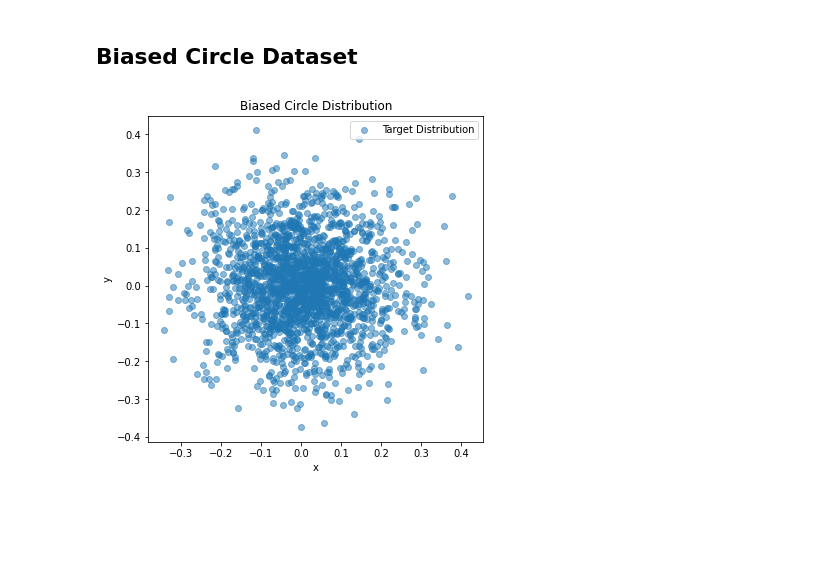
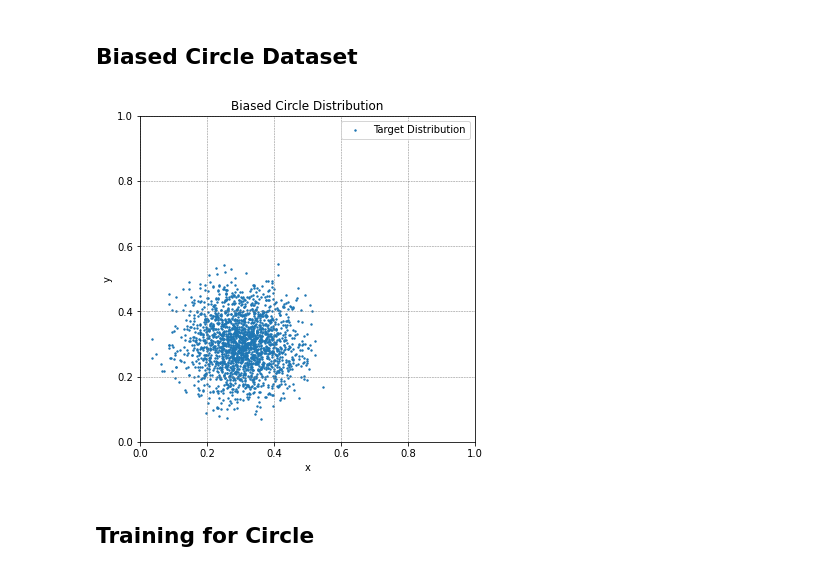
Before and after one commit to JacksonnF/InfoQGAN, a Jupyter notebook: experiments/InfoQGAN.ipynb, the cells around one changed output. Cells and saved outputs as stored; diff of their text form; code cells hidden in the pictures; blank space fills up the shorter version.

Commit message:
started training biased circle

```diff
--- a/experiments/InfoQGAN.ipynb
+++ b/experiments/InfoQGAN.ipynb
@@ -498,36 +499,48 @@ No artists with labels found to put in legend.  Note that artists whose label st
 # %%
 # Set random seed for reproducibility
 np.random.seed(0)
 
 def generate_biased_circle(num_points):
     # Generate random angles
     theta = np.random.uniform(0, 2 * np.pi, num_points)
 
     # Generate a bias in the radius
-    r = np.random.beta(a=2, b=5, size=num_points)  # Adjust the a, b parameters to control the bias
+    r = np.random.beta(a=2, b=4, size=num_points)
 
     # Convert polar to Cartesian coordinates
     x = r * np.cos(theta)
     y = r * np.sin(theta)
 
     # Apply a transformation to bias the distribution toward one side of the circle
-    x_bias = 0.5  # Adjust this value to control the direction of the bias
-    y_bias = 0.5  # Adjust this value to control the direction of the bias
-    x = x * x_bias
-    y = y * y_bias
+    x_bias = 0.3  # Adjust this value to control the direction of the bias
+    y_bias = 0.3  # Adjust this value to control the direction of the bias
+    x = x * x_bias + 0.3
+    y = y * y_bias + 0.3
 
     return x, y
 
 # Generate 2000 points with biased circle distribution
 x, y = generate_biased_circle(2000)
 
-# Plotting
+# Plotting the biased circle on a 1 by 1 square
 plt.figure(figsize=(6, 6))
-plt.scatter(x, y, alpha=0.5, label='Target Distribution')
+plt.scatter(x, y, label='Target Distribution', s=2)
+plt.xlim(0, 1)  # Set x-axis range from 0 to 1
+plt.ylim(0, 1)  # Set y-axis range from 0 to 1
 plt.xlabel('x')
 plt.ylabel('y')
 plt.title('Biased Circle Distribution')
 plt.legend()
+
+# Add grid lines
+plt.grid(linewidth=0.5, color='gray', linestyle='--')
+
+# Set grid lines every 0.2 in both directions
+plt.xticks(np.arange(0, 1.2, 0.2))
+plt.yticks(np.arange(0, 1.2, 0.2))
+
 plt.show()
 # %% [output]
-[figure, old version]
+[figure, new version]
+# %% [markdown]
+## Training for Circle
```
Also changed, not shown: parts of 3 cells of this notebook.
